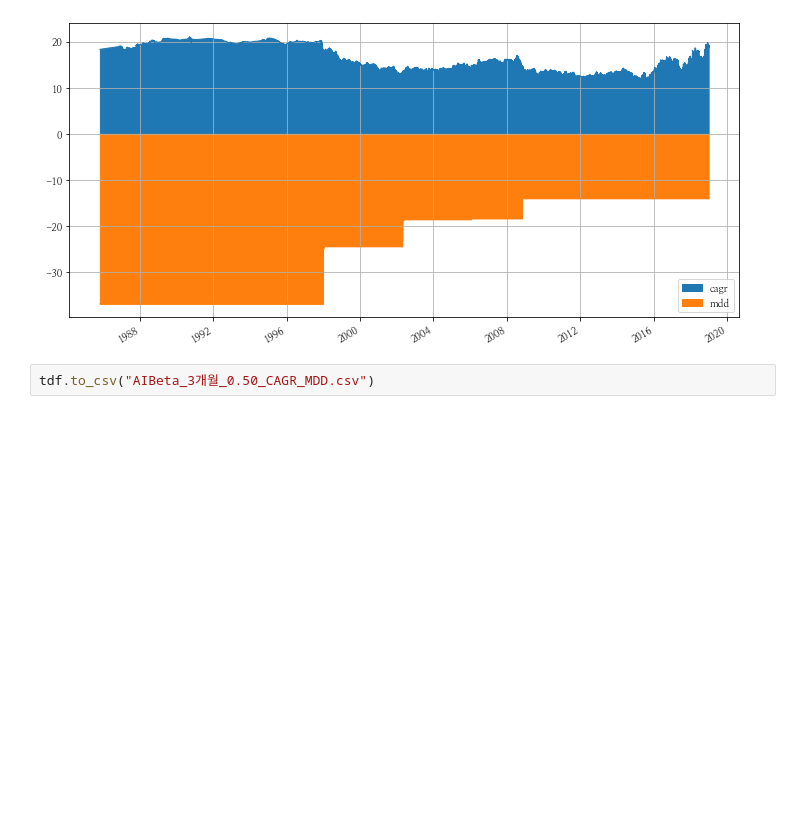
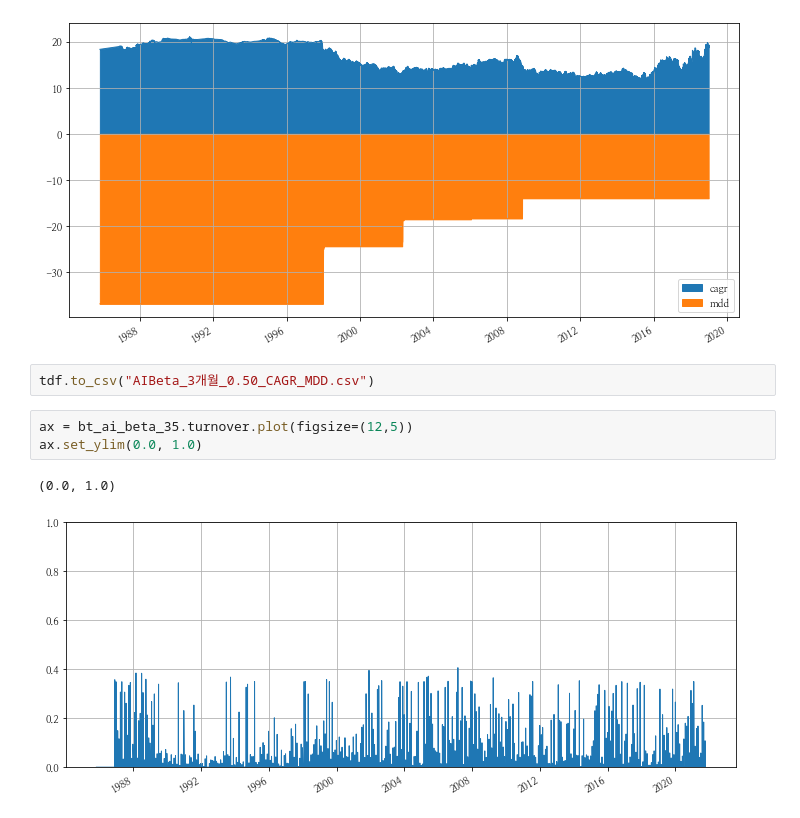
Before and after one commit to hermian/UPersAIBeta, a Jupyter notebook: 02.ai_beta_확장.ipynb, the cells around one changed output. Cells and saved outputs as stored; diff of their text form; blank space fills up the shorter version.

Commit message:
add turnover

```diff
--- a/02.ai_beta_확장.ipynb
+++ b/02.ai_beta_확장.ipynb
@@ -339,3 +339,9 @@ tdf[:'2018'].plot.area(figsize=(12,6))
 [figure]
 # %%
 tdf.to_csv("AIBeta_3개월_0.50_CAGR_MDD.csv")
+# %%
+ax = bt_ai_beta_35.turnover.plot(figsize=(12,5))
+ax.set_ylim(0.0, 1.0)
+# %% [output]
+(0.0, 1.0)
+[figure, added]
```
Also changed, not shown: parts of 1 cell of this notebook.
